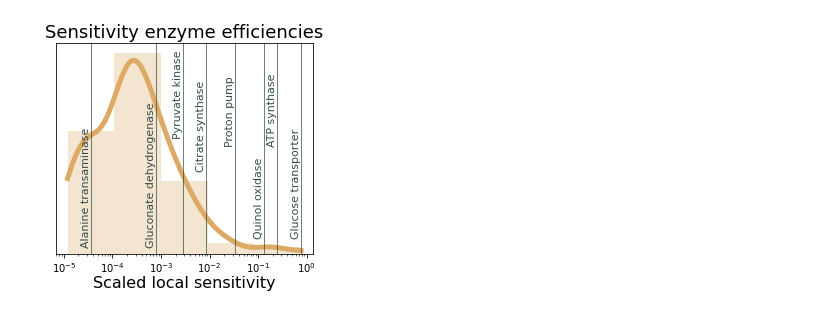
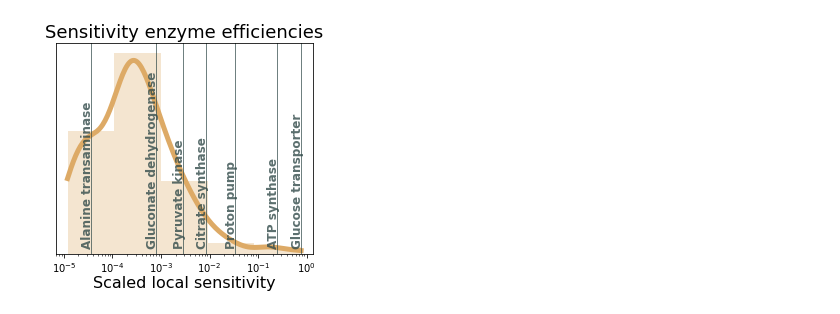
Before and after one commit to SysBioInra/rbatools, a Jupyter notebook: figure_for_manuscript/loc sens.ipynb, the cells around one changed output. Saved outputs shown, nothing was run; the diff lists cells and outputs as text; code cells hidden in the pictures.

```diff
--- a/figure_for_manuscript/loc sens.ipynb
+++ b/figure_for_manuscript/loc sens.ipynb
@@ -90,50 +50,50 @@ seaborn.histplot(data=Local_sensitivities_001_nonzero,
 trans = ax1.get_xaxis_transform()
 #,weight="bold"
 ax1.axvline(Local_sensitivities_001_nonzero.loc['TptsG_efficiency','Scaled_Sensitivity'],linestyle="solid",color="#324B4A",linewidth=1,alpha=0.7)
-ax1.text(Local_sensitivities_001_nonzero.loc['TptsG_efficiency','Scaled_Sensitivity']*0.63,10,'Glucose transporter',rotation=90,color="#324B4A",fontsize=11)
+ax1.text(Local_sensitivities_001_nonzero.loc['TptsG_efficiency','Scaled_Sensitivity']*0.6,5,'Glucose transporter',rotation=90,color="#324B4A",fontsize=12,weight="bold",alpha=0.8)
 
 ax1.axvline(Local_sensitivities_001_nonzero.loc['Eatp_efficiency','Scaled_Sensitivity'],linestyle="solid",color="#324B4A",linewidth=1,alpha=0.7)
-ax1.text(Local_sensitivities_001_nonzero.loc['Eatp_efficiency','Scaled_Sensitivity']*0.63,65,'ATP synthase',rotation=90,color="#324B4A",fontsize=11)
+ax1.text(Local_sensitivities_001_nonzero.loc['Eatp_efficiency','Scaled_Sensitivity']*0.6,5,'ATP synthase',rotation=90,color="#324B4A",fontsize=12,weight="bold",alpha=0.8)
 
 ax1.axvline(Local_sensitivities_001_nonzero.loc['Epyk_enzyme_forward_efficiency','Scaled_Sensitivity'],linestyle="solid",color="#324B4A",linewidth=1,alpha=0.7)
-ax1.text(Local_sensitivities_001_nonzero.loc['Epyk_enzyme_forward_efficiency','Scaled_Sensitivity']*0.63,70,'Pyruvate kinase',rotation=90,color="#324B4A",fontsize=11)
+ax1.text(Local_sensitivities_001_nonzero.loc['Epyk_enzyme_forward_efficiency','Scaled_Sensitivity']*0.6,5,'Pyruvate kinase',rotation=90,color="#324B4A",fontsize=12,weight="bold",alpha=0.8)
 
-ax1.axvline(Local_sensitivities_001_nonzero.loc['Tqox_enzyme_forward_efficiency','Scaled_Sensitivity'],linestyle="solid",color="#324B4A",linewidth=1,alpha=0.7)
-ax1.text(Local_sensitivities_001_nonzero.loc['Tqox_enzyme_forward_efficiency','Scaled_Sensitivity']*0.63,10,'Quinol oxidase',rotation=90,color="#324B4A",fontsize=11)
+#ax1.axvline(Local_sensitivities_001_nonzero.loc['Tqox_enzyme_forward_efficiency','Scaled_Sensitivity'],linestyle="solid",color="#324B4A",linewidth=1,alpha=0.7)
+#ax1.text(Local_sensitivities_001_nonzero.loc['Tqox_enzyme_forward_efficiency','Scaled_Sensitivity']*0.6,10,'Quinol oxidase',rotation=90,color="#324B4A",fontsize=12,weight="bold",alpha=0.8)
 
 ax1.axvline(Local_sensitivities_001_nonzero.loc['Th_efficiency','Scaled_Sensitivity'],linestyle="solid",color="#324B4A",linewidth=1,alpha=0.7)
-ax1.text(Local_sensitivities_001_nonzero.loc['Th_efficiency','Scaled_Sensitivity']*0.63,65,'Proton pump',rotation=90,color="#324B4A",fontsize=11)
+ax1.text(Local_sensitivities_001_nonzero.loc['Th_efficiency','Scaled_Sensitivity']*0.6,5,'Proton pump',rotation=90,color="#324B4A",fontsize=12,weight="bold",alpha=0.8)
 
 ax1.axvline(Local_sensitivities_001_nonzero.loc['EcitZ_enzyme_forward_efficiency','Scaled_Sensitivity'],linestyle="solid",color="#324B4A",linewidth=1,alpha=0.7)
-ax1.text(Local_sensitivities_001_nonzero.loc['EcitZ_enzyme_forward_efficiency','Scaled_Sensitivity']*0.63,50,'Citrate synthase',rotation=90,color="#324B4A",fontsize=11)
+ax1.text(Local_sensitivities_001_nonzero.loc['EcitZ_enzyme_forward_efficiency','Scaled_Sensitivity']*0.6,5,'Citrate synthase',rotation=90,color="#324B4A",fontsize=12,weight="bold",alpha=0.8)
 
 ax1.axvline(Local_sensitivities_001_nonzero.loc['Egnd_enzyme_forward_efficiency','Scaled_Sensitivity'],linestyle="solid",color="#324B4A",linewidth=1,alpha=0.7)
-ax1.text(Local_sensitivities_001_nonzero.loc['Egnd_enzyme_forward_efficiency','Scaled_Sensitivity']*0.63,5,'Gluconate dehydrogenase',rotation=90,color="#324B4A",fontsize=11)
+ax1.text(Local_sensitivities_001_nonzero.loc['Egnd_enzyme_forward_efficiency','Scaled_Sensitivity']*0.6,5,'Gluconate dehydrogenase',rotation=90,color="#324B4A",fontsize=12,weight="bold",alpha=0.8)
 
 ax1.axvline(Local_sensitivities_001_nonzero.loc['EalaT_enzyme_forward_efficiency','Scaled_Sensitivity'],linestyle="solid",color="#324B4A",linewidth=1,alpha=0.7)
-ax1.text(Local_sensitivities_001_nonzero.loc['EalaT_enzyme_forward_efficiency','Scaled_Sensitivity']*0.63,5,'Alanine transaminase',rotation=90,color="#324B4A",fontsize=11)
+ax1.text(Local_sensitivities_001_nonzero.loc['EalaT_enzyme_forward_efficiency','Scaled_Sensitivity']*0.6,5,'Alanine transaminase',rotation=90,color="#324B4A",fontsize=12,weight="bold",alpha=0.8)
 
 #EalaT
 #EthiN
 
 #ax1.axvline(Local_sensitivities_positive.loc['ribosome_capacity','Log_Scaled'],linestyle="dashed",color="red",label="Ribosome efficiency",linewidth=4)
 
 #trans = ax2.get_xaxis_transform()
 #ax2.axvline(abs(Local_sensitivities_negative.loc['maintenance_atp','Log_Scaled']),linestyle=(0, (3, 1, 1, 1)),color="limegreen",label="ATP maintenance target",linewidth=4)
 #ax2.axvline(abs(Local_sensitivities_negative.loc['dna_concentration','Log_Scaled']),linestyle=(0, (1, 1)),color="navy",label="DNA-target",linewidth=3)
 #ax2.axvline(abs(Local_sensitivities_negative.loc['mrna_concentration','Log_Scaled']),linestyle=(0, (3, 1, 1, 1, 1, 1)),color="darkorange",label="mRNA-target",linewidth=4)
 
 #ax2.legend(frameon=False,loc='upper left')
 #ax1.legend(fontsize=12, frameon=False,loc='upper right',labelspacing=0.3)
 ax1.set_yticks([])
 ax1.set_xlabel("Scaled local sensitivity",fontsize=axislabel_fontsize,labelpad=labelpad_axislables)
 ax1.set_ylabel("")
 
 ax1.set_title("Sensitivity enzyme efficiencies",fontsize=title_font_size)
 
 #ax2 = fig.add_subplot(gs[4:, 0])
 
 plt.tight_layout()
 plt.savefig('Local_sensitivities_attempt_2_review.png')
 # %% [output]
-[figure, old version]
+[figure, new version]
```
Also changed, not shown: parts of 3 cells of this notebook.
